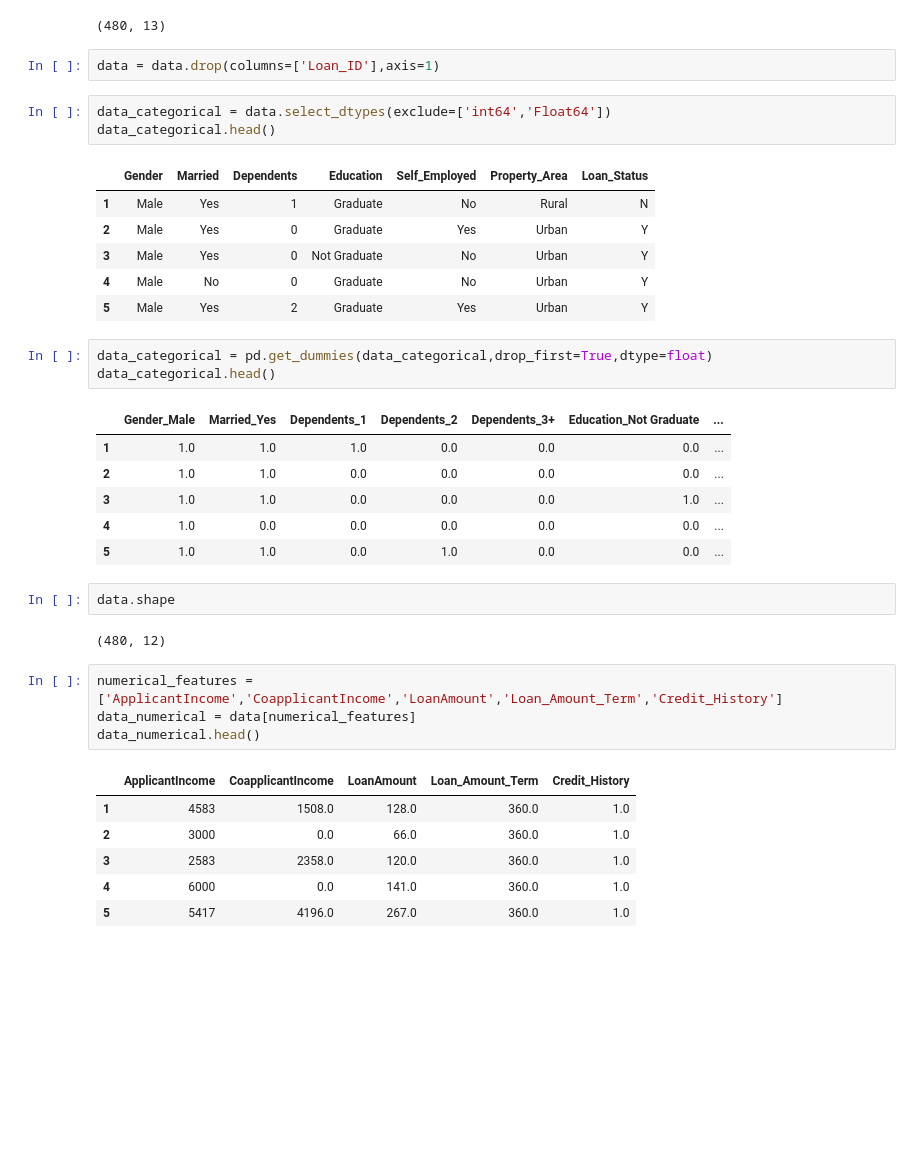
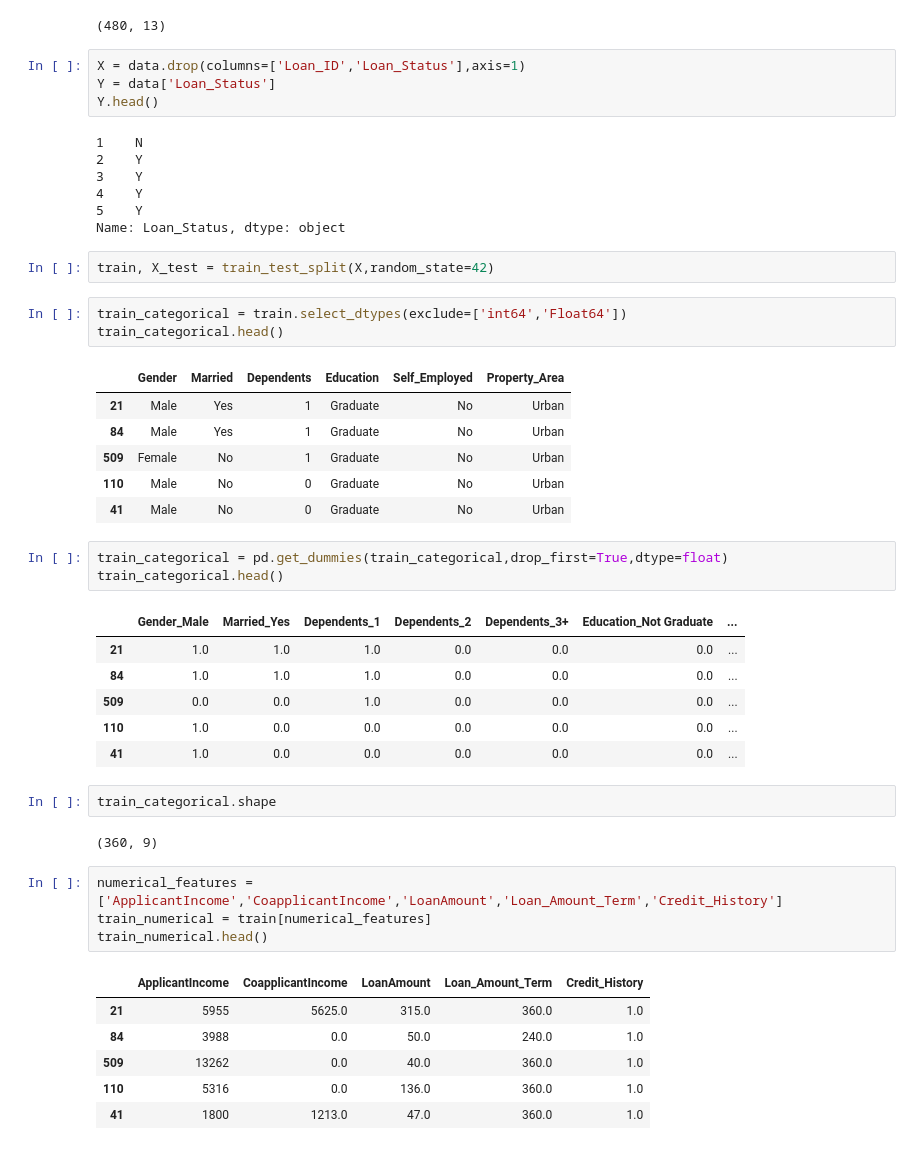
Before and after one commit to Poincare008/Projet_Final3, a Jupyter notebook: Projet_Final3.ipynb, the cells around one changed output. Saved outputs shown, nothing was run; the diff lists cells and outputs as text; blank space fills up the shorter version.

```diff
--- a/Projet_Final3.ipynb
+++ b/Projet_Final3.ipynb
@@ -117,39 +118,50 @@ data.shape
 # %% [output]
 (480, 13)
 # %%
-data = data.drop(columns=['Loan_ID'],axis=1)
+X = data.drop(columns=['Loan_ID','Loan_Status'],axis=1)
+Y = data['Loan_Status']
+Y.head()
+# %% [output]
+1    N
+2    Y
+3    Y
+4    Y
+5    Y
+Name: Loan_Status, dtype: object
+# %%
+train, X_test = train_test_split(X,random_state=42)
 # %%
-data_categorical = data.select_dtypes(exclude=['int64','Float64'])
-data_categorical.head()
+train_categorical = train.select_dtypes(exclude=['int64','Float64'])
+train_categorical.head()
 # %% [output]
-|  | Gender | Married | Dependents | Education | Self_Employed | Property_Area | Loan_Status |
-| 1 | Male | Yes | 1 | Graduate | No | Rural | N |
-| 2 | Male | Yes | 0 | Graduate | Yes | Urban | Y |
-| 3 | Male | Yes | 0 | Not Graduate | No | Urban | Y |
-| 4 | Male | No | 0 | Graduate | No | Urban | Y |
-| 5 | Male | Yes | 2 | Graduate | Yes | Urban | Y |
+|  | Gender | Married | Dependents | Education | Self_Employed | Property_Area |
+| 21 | Male | Yes | 1 | Graduate | No | Urban |
+| 84 | Male | Yes | 1 | Graduate | No | Urban |
+| 509 | Female | No | 1 | Graduate | No | Urban |
+| 110 | Male | No | 0 | Graduate | No | Urban |
+| 41 | Male | No | 0 | Graduate | No | Urban |
 # %%
-data_categorical = pd.get_dummies(data_categorical,drop_first=True,dtype=float)
-data_categorical.head()
+train_categorical = pd.get_dummies(train_categorical,drop_first=True,dtype=float)
+train_categorical.head()
 # %% [output]
 |  | Gender_Male | Married_Yes | Dependents_1 | Dependents_2 | Dependents_3+ | Education_Not Graduate | ... |
-| 1 | 1.0 | 1.0 | 1.0 | 0.0 | 0.0 | 0.0 | ... |
-| 2 | 1.0 | 1.0 | 0.0 | 0.0 | 0.0 | 0.0 | ... |
-| 3 | 1.0 | 1.0 | 0.0 | 0.0 | 0.0 | 1.0 | ... |
-| 4 | 1.0 | 0.0 | 0.0 | 0.0 | 0.0 | 0.0 | ... |
-| 5 | 1.0 | 1.0 | 0.0 | 1.0 | 0.0 | 0.0 | ... |
+| 21 | 1.0 | 1.0 | 1.0 | 0.0 | 0.0 | 0.0 | ... |
+| 84 | 1.0 | 1.0 | 1.0 | 0.0 | 0.0 | 0.0 | ... |
+| 509 | 0.0 | 0.0 | 1.0 | 0.0 | 0.0 | 0.0 | ... |
+| 110 | 1.0 | 0.0 | 0.0 | 0.0 | 0.0 | 0.0 | ... |
+| 41 | 1.0 | 0.0 | 0.0 | 0.0 | 0.0 | 0.0 | ... |
 # %%
-data.shape
+train_categorical.shape
 # %% [output]
-(480, 12)
+(360, 9)
 # %%
 numerical_features = ['ApplicantIncome','CoapplicantIncome','LoanAmount','Loan_Amount_Term','Credit_History']
-data_numerical = data[numerical_features]
-data_numerical.head()
+train_numerical = train[numerical_features]
+train_numerical.head()
 # %% [output]
 |  | ApplicantIncome | CoapplicantIncome | LoanAmount | Loan_Amount_Term | Credit_History |
-| 1 | 4583 | 1508.0 | 128.0 | 360.0 | 1.0 |
-| 2 | 3000 | 0.0 | 66.0 | 360.0 | 1.0 |
-| 3 | 2583 | 2358.0 | 120.0 | 360.0 | 1.0 |
-| 4 | 6000 | 0.0 | 141.0 | 360.0 | 1.0 |
-| 5 | 5417 | 4196.0 | 267.0 | 360.0 | 1.0 |
+| 21 | 5955 | 5625.0 | 315.0 | 360.0 | 1.0 |
+| 84 | 3988 | 0.0 | 50.0 | 240.0 | 1.0 |
+| 509 | 13262 | 0.0 | 40.0 | 360.0 | 1.0 |
+| 110 | 5316 | 0.0 | 136.0 | 360.0 | 1.0 |
+| 41 | 1800 | 1213.0 | 47.0 | 360.0 | 1.0 |
```
Also changed, not shown: parts of 9 cells of this notebook.
